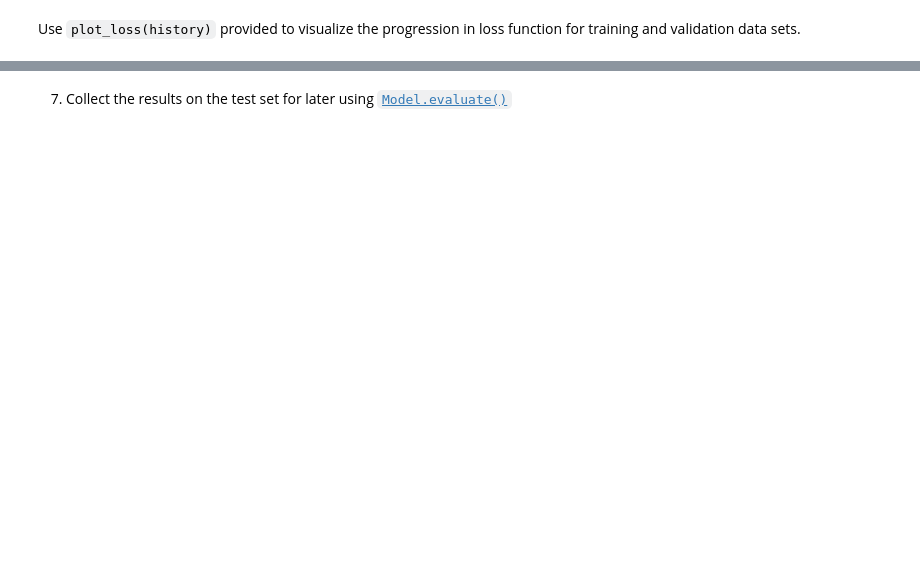
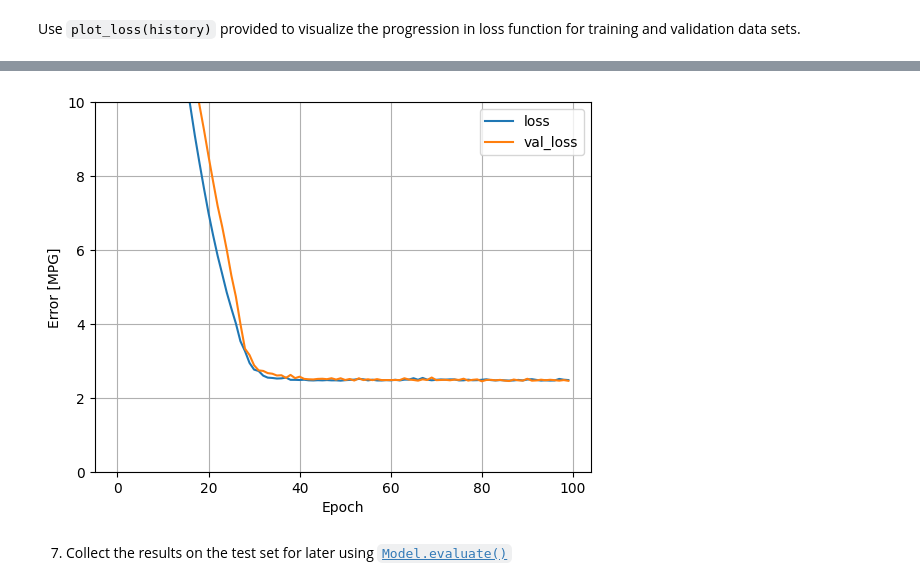
Before and after one commit to curtpond/MLE-10, a Jupyter notebook: assignments/week-07-intro-dl/nb/fuel_efficiency.ipynb, the cells around one changed output, grey strips where cells are left out. Cells and saved outputs as stored; diff of their text form; code cells hidden in the pictures; blank space fills up the shorter version.

```diff
--- a/assignments/week-07-intro-dl/nb/fuel_efficiency.ipynb
+++ b/assignments/week-07-intro-dl/nb/fuel_efficiency.ipynb
@@ -292,2 +296,8 @@ AttributeError: 'DataFrame' object has no attribute 'history'
+# %%
+# Visualize the model's training progress using the stats stored in the history object
+%matplotlib inline
+plot_loss(history)
+# %% [output]
+[figure, added]
 # %% [markdown]
 7. Collect the results on the test set for later using [`Model.evaluate()`](https://www.tensorflow.org/api_docs/python/tf/keras/Model#evaluate)
```
Also changed, not shown: parts of 24 cells of this notebook.
